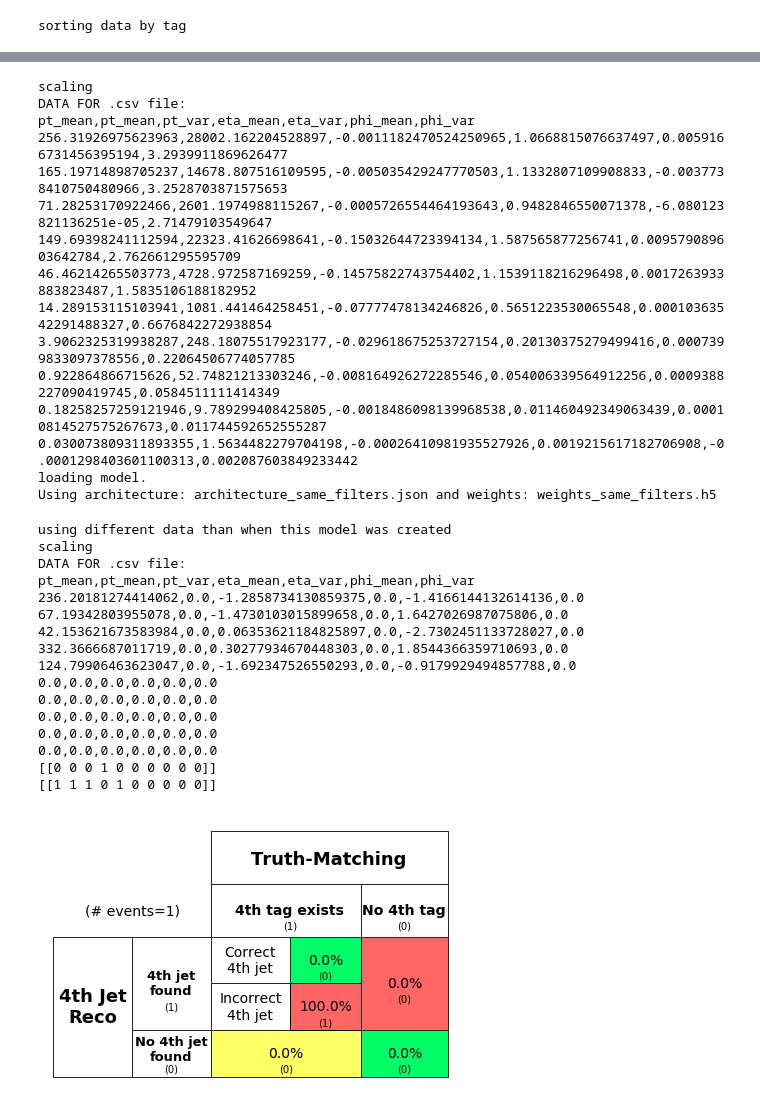
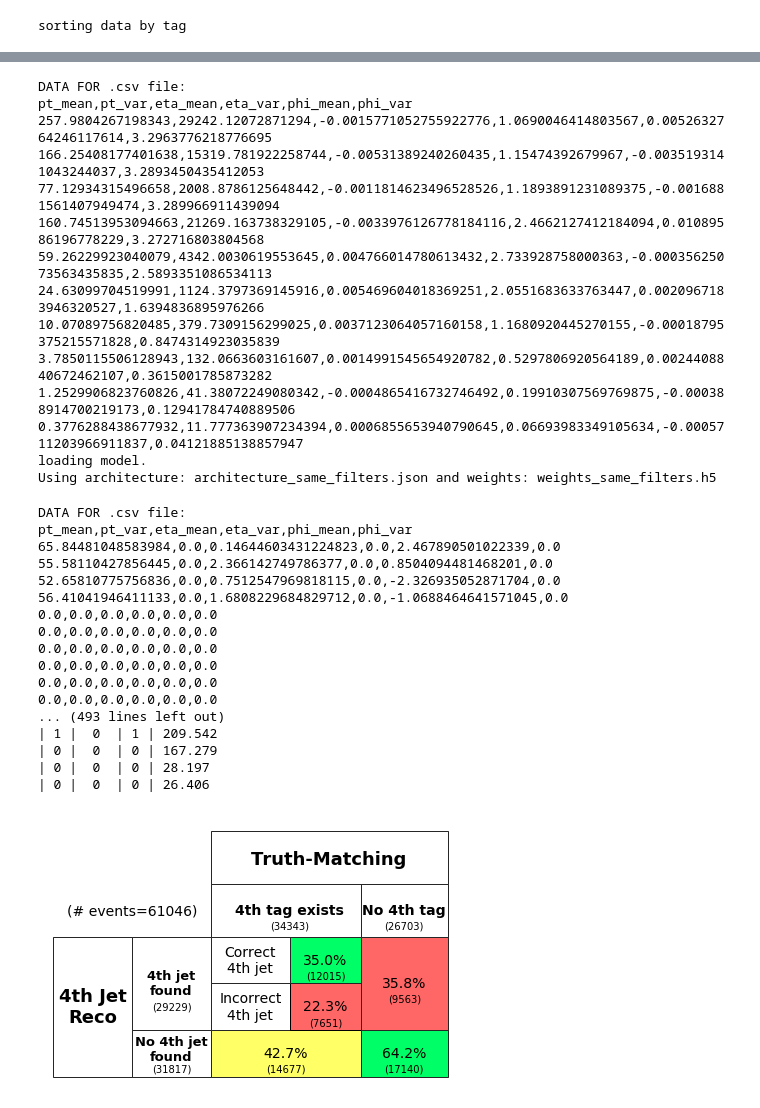
Before and after one commit to callum-mccracken/bbb, a Jupyter notebook: nn_tester.ipynb, the cells around one changed output, grey strips where cells are left out. Cells and saved outputs as stored; diff of their text form; code cells hidden in the pictures.

```diff
--- a/nn_tester.ipynb
+++ b/nn_tester.ipynb
@@ -4,7 +4,7 @@
 # %%
 import os
-os.environ["CUDA_DEVICE_ORDER"]="PCI_BUS_ID"   # see issue #152
-os.environ["CUDA_VISIBLE_DEVICES"]="6"
+#os.environ["CUDA_DEVICE_ORDER"]="PCI_BUS_ID"   # see issue #152
+#os.environ["CUDA_VISIBLE_DEVICES"]="6"
 from keras.models import Sequential
 from keras.optimizers import Adam
 from keras.regularizers import l1
@@ -12,7 +12,7 @@ from keras.layers import Dense, Conv2D, Flatten, Dropout
 import ptetaphi_nn
 import tools
 with open("filepath.txt", 'r') as f:
-    filename = f.read()
+    filename = f.read().strip("\n")
 
 s_table = tools.open_file(filename, sort_by="tag")
 # %% [output]
@@ -63,55 +46,64 @@ print(len(events))
 # %%
 import importlib
 importlib.reload(ptetaphi_nn)
+importlib.reload(tools)
 nn = ptetaphi_nn.PtEtaPhiNN(events, load=("architecture_same_filters.json", "weights_same_filters.h5"), njets=10)
 # %% [output]
-scaling
 DATA FOR .csv file:
-pt_mean,pt_mean,pt_var,eta_mean,eta_var,phi_mean,phi_var
-256.31926975623963,28002.162204528897,-0.0011182470524250965,1.0668815076637497,0.0059166731456395194,3.2939911869626477
-165.19714898705237,14678.807516109595,-0.005035429247770503,1.1332807109908833,-0.0037738410750480966,3.2528703871575653
-71.28253170922466,2601.1974988115267,-0.0005726554464193643,0.9482846550071378,-6.080123821136251e-05,2.71479103549647
-149.69398241112594,22323.41626698641,-0.15032644723394134,1.587565877256741,0.009579089603642784,2.762661295595709
-46.46214265503773,4728.972587169259,-0.14575822743754402,1.1539118216296498,0.0017263933883823487,1.5835106188182952
-14.289153115103941,1081.441464258451,-0.07777478134246826,0.5651223530065548,0.00010363542291488327,0.6676842272938854
-3.9062325319938287,248.18075517923177,-0.029618675253727154,0.20130375279499416,0.0007399833097378556,0.22064506774057785
-0.922864866715626,52.74821213303246,-0.008164926272285546,0.054006339564912256,0.0009388227090419745,0.0584511111414349
-0.18258257259121946,9.789299408425805,-0.0018486098139968538,0.011460492349063439,0.00010814527575267673,0.011744592652555287
-0.030073809311893355,1.5634482279704198,-0.00026410981935527926,0.0019215617182706908,-0.0001298403601100313,0.002087603849233442
+pt_mean,pt_var,eta_mean,eta_var,phi_mean,phi_var
+257.9804267198343,29242.12072871294,-0.0015771052755922776,1.0690046414803567,0.0052632764246117614,3.2963776218776695
+166.25408177401638,15319.781922258744,-0.00531389240260435,1.15474392679967,-0.0035193141043244037,3.2893450435412053
+77.12934315496658,2008.8786125648442,-0.0011814623496528526,1.1893891231089375,-0.0016881561407949474,3.289966911439094
+160.74513953094663,21269.163738329105,-0.0033976126778184116,2.4662127412184094,0.01089586196778229,3.272716803804568
+59.26229923040079,4342.0030619553645,0.004766014780613432,2.733928758000363,-0.00035625073563435835,2.5893351086534113
+24.63099704519991,1124.3797369145916,0.005469604018369251,2.0551683633763447,0.0020967183946320527,1.6394836895976266
+10.07089756820485,379.7309156299025,0.0037123064057160158,1.1680920445270155,-0.00018795375215571828,0.8474314923035839
+3.7850115506128943,132.0663603161607,0.0014991545654920782,0.5297806920564189,0.0024408840672462107,0.3615001785873282
+1.2529906823760826,41.38072249080342,-0.0004865416732746492,0.19910307569769875,-0.000388914700219173,0.12941784740889506
+0.3776288438677932,11.777363907234394,0.0006855653940790645,0.06693983349105634,-0.0005711203966911837,0.04121885138857947
 loading model.
 Using architecture: architecture_same_filters.json and weights: weights_same_filters.h5
 # %%
 import awkward
 import uproot_methods as urm
+import importlib
 importlib.reload(tools)
+
 one_event = awkward.Table()
 
-index = 10
+for index in range(12):
+    lv = urm.TLorentzVectorArray.from_ptetaphie(events.resolved_lv.pt[index].reshape(1, -1),
+                                                events.resolved_lv.eta[index].reshape(1, -1),
+                                                events.resolved_lv.phi[index].reshape(1, -1),
+                                                events.resolved_lv.E[index].reshape(1, -1))
 
-lv = urm.TLorentzVectorArray.from_ptetaphie(events.resolved_lv.pt[index].reshape(1, -1),
-                                            events.resolved_lv.eta[index].reshape(1, -1),
-                                            events.resolved_lv.phi[index].reshape(1, -1),
-                                            events.resolved_lv.E[index].reshape(1, -1))
+    one_event.resolved_lv = lv
+    one_event.truth = events.truth[index].reshape(1, -1)
+    one_event.tag = events.tag[index].reshape(1, -1)
 
-one_event.resolved_lv = lv
-one_event.truth = events.truth[index].reshape(1, -1)
-one_event.tag = events.tag[index].reshape(1, -1)
-nn.evaluate(one_event)
+    selections = nn.evaluate(one_event, output=None)[0]
+    print(f"Event {index}")
+    print("|Tag|Truth|Sel|pt")
+    for i in range(events.njets[index]):
+        print(f"| {events.truth[index][i]} |  {events.tag[index][i]}  | {selections[i]} | {events.resolved_lv.pt[index][i]:.3f}")
+    print()
+selections = nn.evaluate()
 # %% [output]
-using different data than when this model was created
-scaling
 DATA FOR .csv file:
-pt_mean,pt_mean,pt_var,eta_mean,eta_var,phi_mean,phi_var
-236.20181274414062,0.0,-1.2858734130859375,0.0,-1.4166144132614136,0.0
-67.19342803955078,0.0,-1.4730103015899658,0.0,1.6427026987075806,0.0
-42.153621673583984,0.0,0.06353621184825897,0.0,-2.7302451133728027,0.0
-332.3666687011719,0.0,0.30277934670448303,0.0,1.8544366359710693,0.0
-124.79906463623047,0.0,-1.692347526550293,0.0,-0.9179929494857788,0.0
+pt_mean,pt_var,eta_mean,eta_var,phi_mean,phi_var
+65.84481048583984,0.0,0.14644603431224823,0.0,2.467890501022339,0.0
+55.58110427856445,0.0,2.366142749786377,0.0,0.8504094481468201,0.0
+52.65810775756836,0.0,0.7512547969818115,0.0,-2.326935052871704,0.0
+56.41041946411133,0.0,1.6808229684829712,0.0,-1.0688464641571045,0.0
 0.0,0.0,0.0,0.0,0.0,0.0
 0.0,0.0,0.0,0.0,0.0,0.0
 0.0,0.0,0.0,0.0,0.0,0.0
 0.0,0.0,0.0,0.0,0.0,0.0
 0.0,0.0,0.0,0.0,0.0,0.0
-[[0 0 0 1 0 0 0 0 0 0]]
-[[1 1 1 0 1 0 0 0 0 0]]
+0.0,0.0,0.0,0.0,0.0,0.0
+... (493 lines left out)
+| 1 |  0  | 1 | 209.542
+| 0 |  0  | 0 | 167.279
+| 0 |  0  | 0 | 28.197
+| 0 |  0  | 0 | 26.406
-[figure, old version]
+[figure, new version]
```
Also changed, not shown: parts of 3 cells of this notebook, 3 other files.
